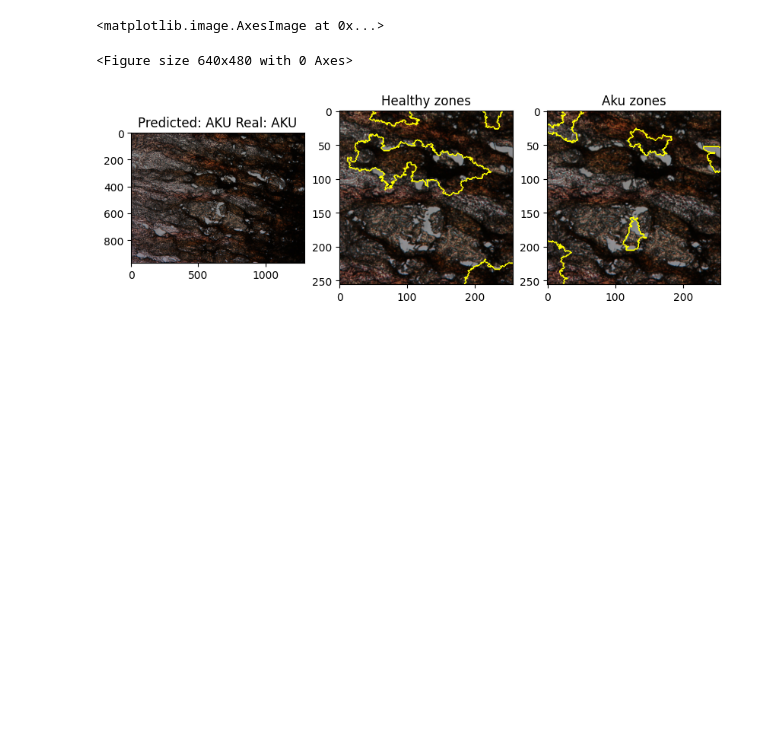
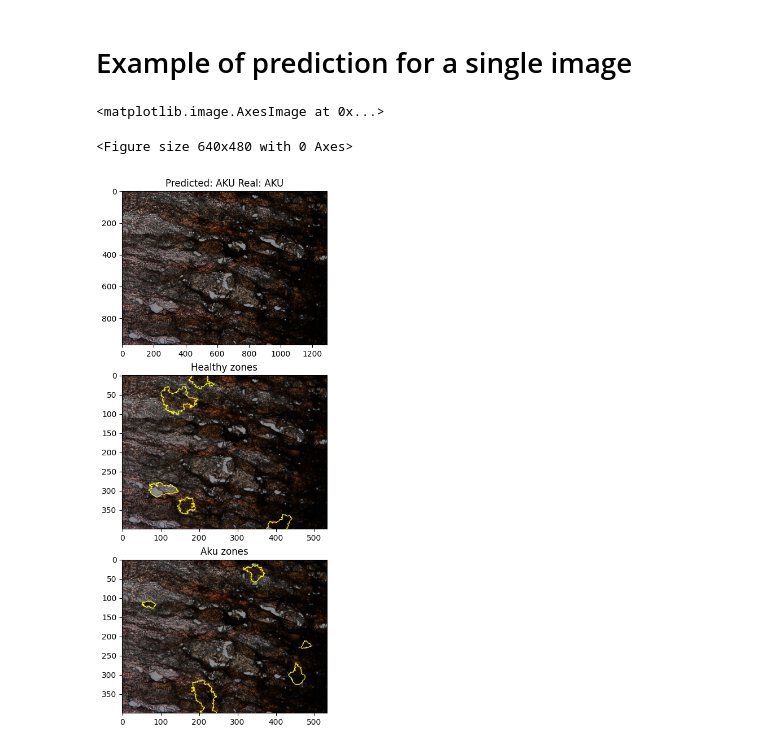
Before and after one commit to HolidayOugi/CHL-Project, a Jupyter notebook: Lime.ipynb, the cells around one changed output. Drawn from its saved outputs; the diff is of its cells as text; code cells hidden in the pictures; blank space fills up the shorter version.

```diff
--- a/Lime.ipynb
+++ b/Lime.ipynb
@@ -41,6 +41,8 @@ def get_image(path):
     with open(os.path.abspath(path), 'rb') as f:
         with Image.open(f) as img:
             return img.convert('RGB')
+# %% [markdown]
+# Example of prediction for a single image
 # %%
 # load the torch model
 model = torch.load("model.pt", map_location=torch.device('cpu'))
@@ -65,26 +67,32 @@ logits = model(img_t)
 predicted_label= "AKU" if logits.argmax(dim=1).item() == 1 else "HEALTHY"
 # %%
 def batch_predict(images):
+    """
+    Function that, given a batch of images, outputs prediction probabilities
+
+    @param iterable containing images for the classifier
+    @return array of prediction probabilities
+    """
     model.eval()
     transf = transforms.Compose([
         transforms.ToTensor(),
         transforms.Normalize(mean=[0.485, 0.456, 0.406], std=[0.229, 0.224, 0.225])
     ])
 
-    batch = torch.stack(tuple(transf(i) for i in images), dim=0)
-
     device = torch.device("cuda" if torch.cuda.is_available() else "cpu")
     model.to(device)
+
+    # stack the images and send them to the selected device
+    batch = torch.stack(tuple(transf(i) for i in images), dim=0)
     batch = batch.to(device)
 
+    # compute the prediction probabilities
     logits = model(batch)
     probs = F.softmax(logits, dim=1)
     return probs.detach().cpu().numpy()
 
-pill_transf = transforms.Compose([
-        transforms.Resize(400),
-        transforms.CenterCrop(256)
-])
+# trasformations applied to uniform the images (making them suitable for the model)
+pill_transf = transforms.Compose([ transforms.Resize(400) ])
 
 explainer = lime_image.LimeImageExplainer()
 # generate explanations for a prediction
@@ -92,37 +100,37 @@ explanation = explainer.explain_instance(np.array(pill_transf(img)), # this para
                                          batch_predict, # classification function
                                          top_labels=2, # produce explanation for top 2 labels
                                          hide_color=0,
-                                         num_samples=100) # number of images that will be sent to the classification
+                                         num_samples=10) # number of images that will be sent to the classification
 # %%
 # get mask for healthy
 temp, mask = explanation.get_image_and_mask(
-    explanation.top_labels[0], #label to explain
+    0, #label to explain
     positive_only=True, # take only super pixels that contributed to the prediction of the label
     num_features=5, # how many super pixels include in the explanation
     hide_rest=False
 )
 # apply mask on the original image
 healthy_zones = mark_boundaries(temp/255.0, mask, mode="thick")
 
 # get mask for aku
 temp, mask = explanation.get_image_and_mask(
-    explanation.top_labels[1],
+    1,
     positive_only=True,
     num_features=5,
     hide_rest=False
 )
 # apply mask on the original image
 aku_boundaries = mark_boundaries(temp/255.0, mask, mode="thick")
 
 plt.figure()
-f, (ax1, ax2, ax3) = plt.subplots(1,3, figsize=(10,10))
+f, (ax1, ax2, ax3) = plt.subplots(3,1, figsize=(12,12))
 ax1.set_title(f"Predicted: {real_label} Real: {predicted_label}")
 ax1.imshow(img)
 ax2.set_title("Healthy zones")
 ax2.imshow(healthy_zones)
 ax3.set_title("Aku zones")
 ax3.imshow(aku_boundaries)
 # %% [output]
 <matplotlib.image.AxesImage at 0x...>
 <Figure size 640x480 with 0 Axes>
-[figure, old version]
+[figure, new version]
```
